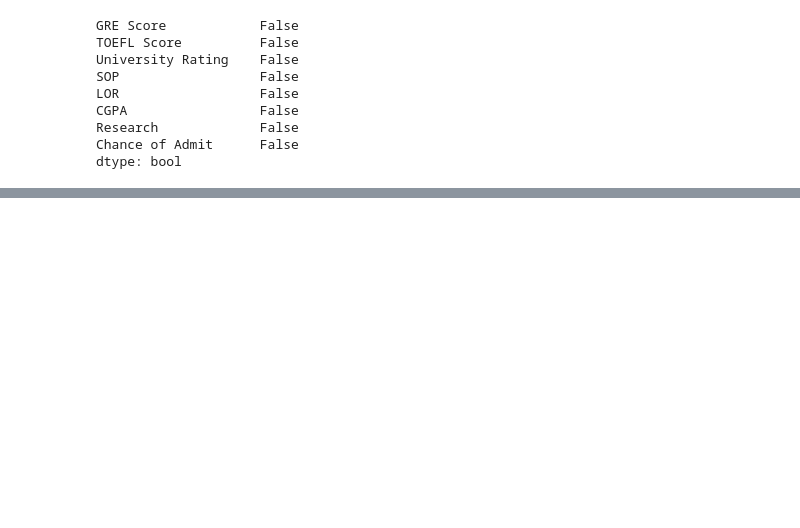
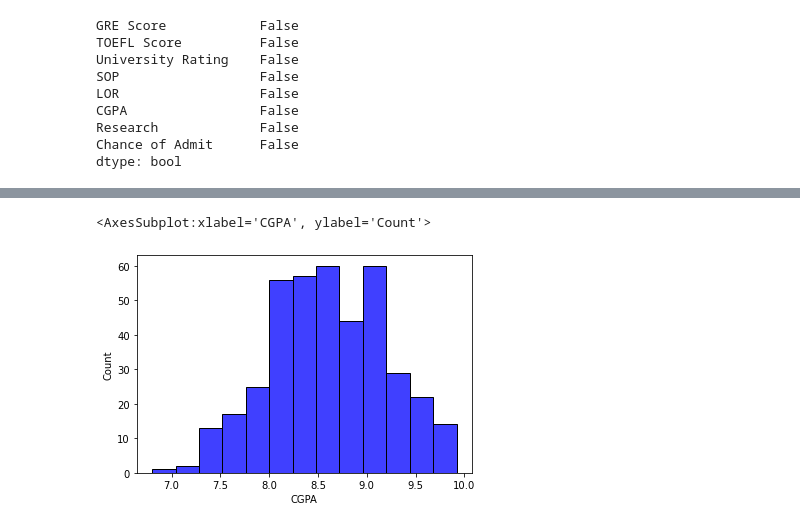
Before and after one commit to IBM-EPBL/IBM-Project-38189-1660374589, a Jupyter notebook: Project Folder/University Admission Prediction.ipynb, the cells around one changed output, grey strips where cells are left out. Saved outputs shown, nothing was run; the diff lists cells and outputs as text; code cells hidden in the pictures; blank space fills up the shorter version.

```diff
--- a/Project Folder/University Admission Prediction.ipynb
+++ b/Project Folder/University Admission Prediction.ipynb
@@ -47,0 +71,5 @@ dtype: bool
+# %%
+sns.histplot(data.CGPA,color="blue")
+# %% [output]
+<AxesSubplot:xlabel='CGPA', ylabel='Count'>
+[figure, added]
```
Also changed, not shown: parts of 32 cells of this notebook.
